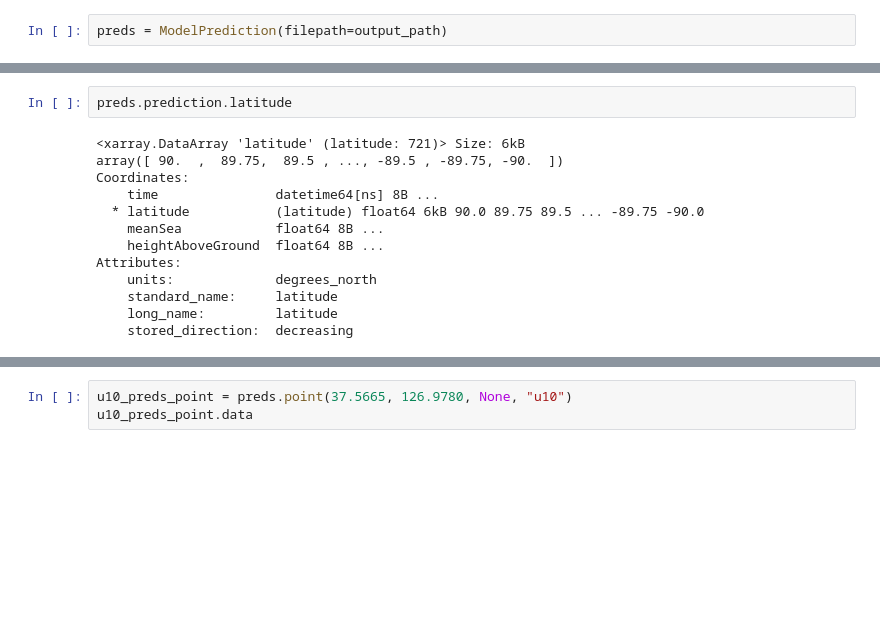
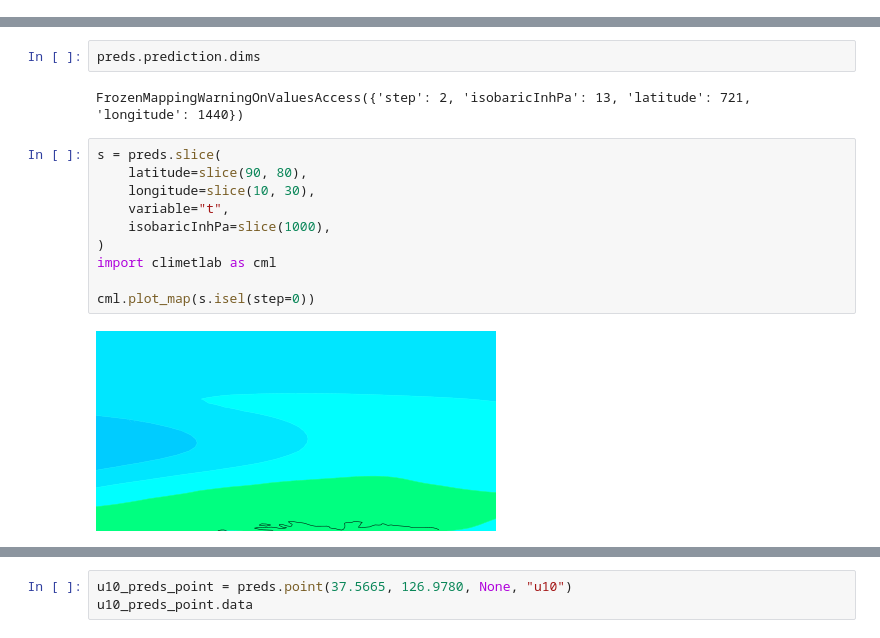
Before and after one commit to secondlaw-ai/skyrim, a Jupyter notebook: notebooks/pg_01.ipynb, the cells around one changed output, grey strips where cells are left out. Saved outputs shown, nothing was run; the diff lists cells and outputs as text; blank space fills up the shorter version.

```diff
--- a/notebooks/pg_01.ipynb
+++ b/notebooks/pg_01.ipynb
@@ -21,2 +11,0 @@ output_path = (
-# %%
-preds = ModelPrediction(filepath=output_path)
@@ -31,16 +143,17 @@ cfgrib.dataset.DatasetBuildError: key present and new value is different: key='h
 # %%
-preds.prediction.latitude
+preds.prediction.dims
 # %% [output]
-<xarray.DataArray 'latitude' (latitude: 721)> Size: 6kB
-array([ 90.  ,  89.75,  89.5 , ..., -89.5 , -89.75, -90.  ])
-Coordinates:
-    time               datetime64[ns] 8B ...
-  * latitude           (latitude) float64 6kB 90.0 89.75 89.5 ... -89.75 -90.0
-    meanSea            float64 8B ...
-    heightAboveGround  float64 8B ...
-Attributes:
-    units:             degrees_north
-    standard_name:     latitude
-    long_name:         latitude
-    stored_direction:  decreasing
+FrozenMappingWarningOnValuesAccess({'step': 2, 'isobaricInhPa': 13, 'latitude': 721, 'longitude': 1440})
+# %%
+s = preds.slice(
+    latitude=slice(90, 80),
+    longitude=slice(10, 30),
+    variable="t",
+    isobaricInhPa=slice(1000),
+)
+import climetlab as cml
+
+cml.plot_map(s.isel(step=0))
+# %% [output]
+[figure, added]
 # %%
```
Also changed, not shown: parts of 25 cells of this notebook, 4 other files.
